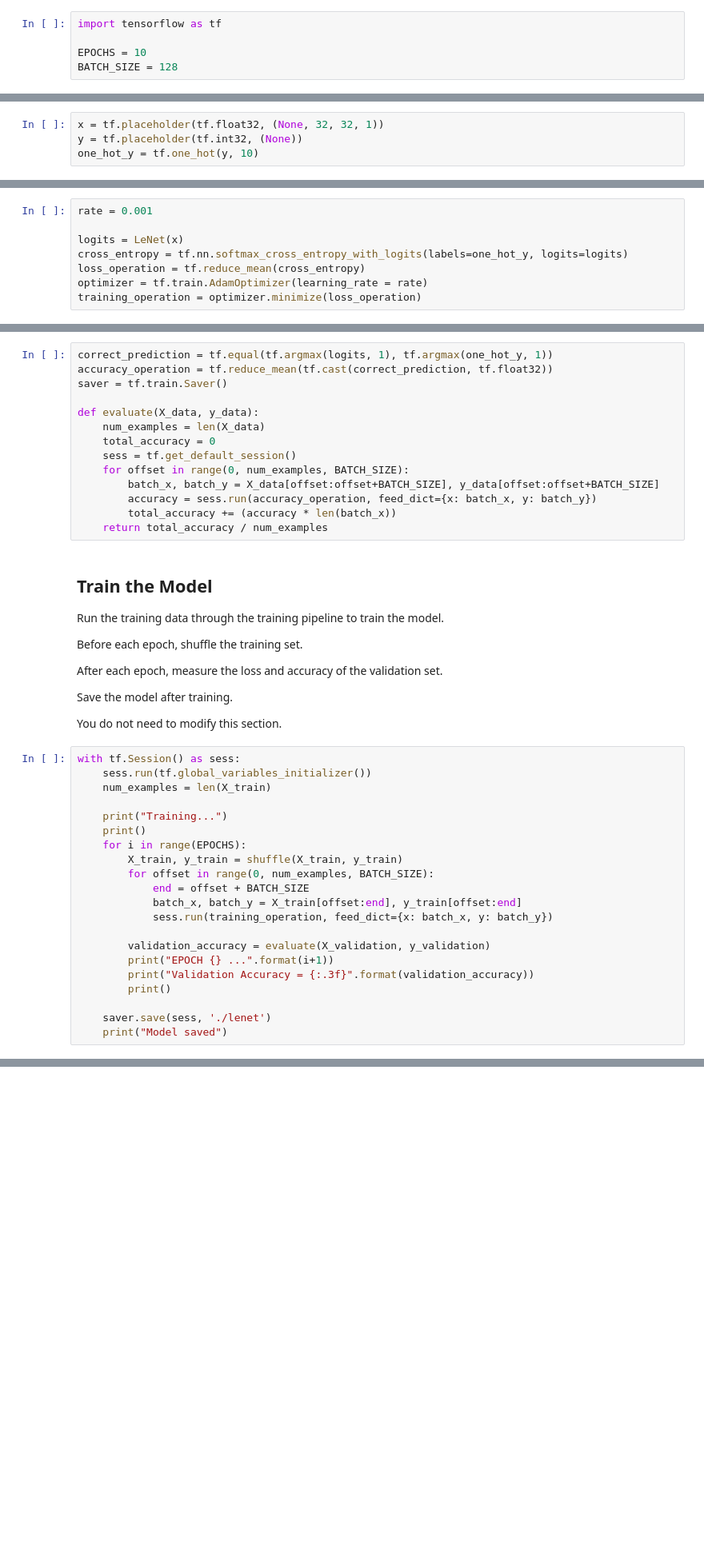
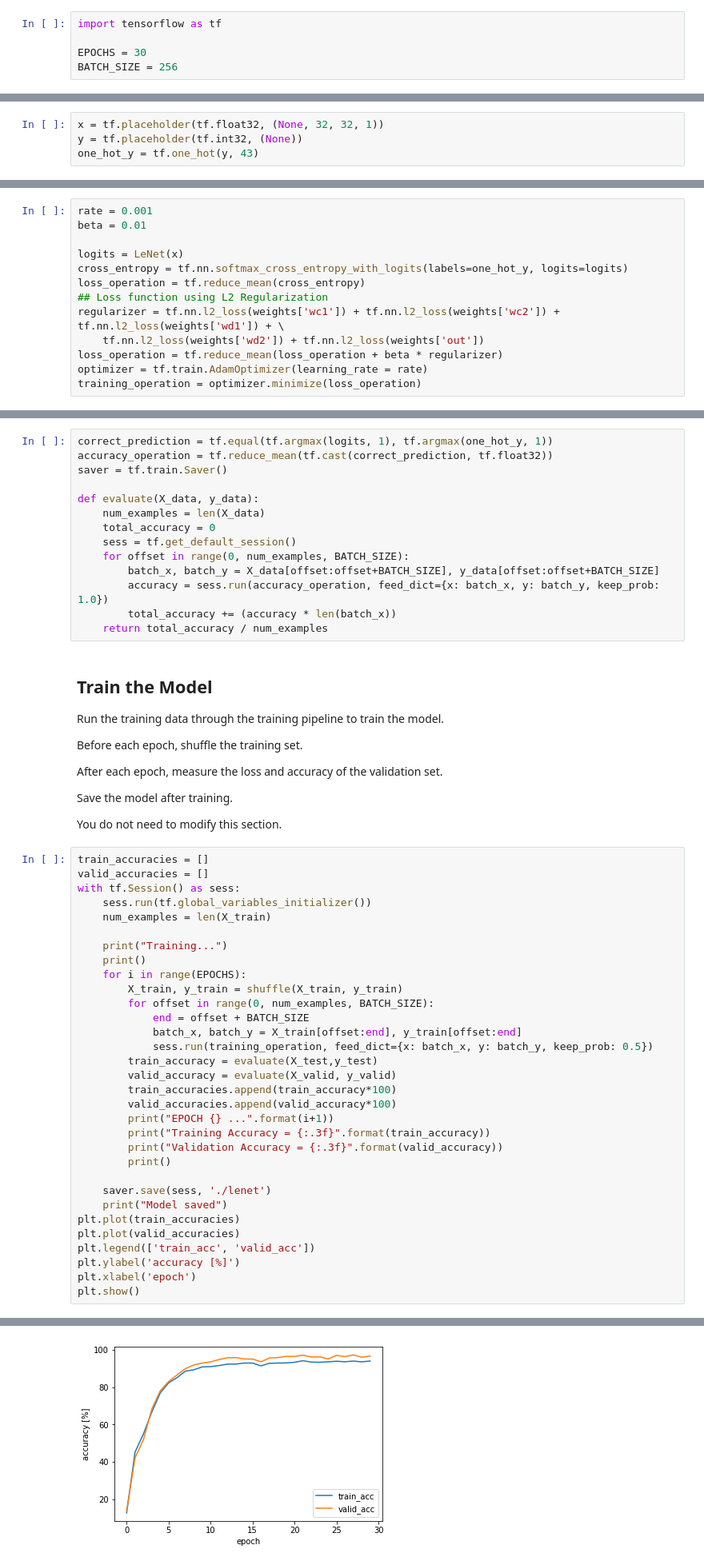
Before and after one commit to rdhelli/CarND-Traffic-Sign-Classifier-Project, a Jupyter notebook: LeNet_P2.ipynb, the cells around one changed output, grey strips where cells are left out. Shown at 80% size. Drawn from its saved outputs; the diff is of its cells as text; blank space fills up the shorter version.

```diff
--- a/LeNet_P2.ipynb
+++ b/LeNet_P2.ipynb
@@ -95,6 +110,6 @@ You do not need to modify this section.
 # %%
 import tensorflow as tf
 
-EPOCHS = 10
-BATCH_SIZE = 128
+EPOCHS = 30
+BATCH_SIZE = 256
 # %% [markdown]
@@ -191,7 +218,7 @@ You do not need to modify this section.
 # %%
 x = tf.placeholder(tf.float32, (None, 32, 32, 1))
 y = tf.placeholder(tf.int32, (None))
-one_hot_y = tf.one_hot(y, 10)
+one_hot_y = tf.one_hot(y, 43)
 # %% [markdown]
 ## Training Pipeline
 Create a training pipeline that uses the model to classify MNIST data.
@@ -199,10 +226,15 @@ Create a training pipeline that uses the model to classify MNIST data.
 You do not need to modify this section.
 # %%
 rate = 0.001
+beta = 0.01
 
 logits = LeNet(x)
 cross_entropy = tf.nn.softmax_cross_entropy_with_logits(labels=one_hot_y, logits=logits)
 loss_operation = tf.reduce_mean(cross_entropy)
+## Loss function using L2 Regularization
+regularizer = tf.nn.l2_loss(weights['wc1']) + tf.nn.l2_loss(weights['wc2']) + tf.nn.l2_loss(weights['wd1']) + \
+    tf.nn.l2_loss(weights['wd2']) + tf.nn.l2_loss(weights['out'])
+loss_operation = tf.reduce_mean(loss_operation + beta * regularizer)
 optimizer = tf.train.AdamOptimizer(learning_rate = rate)
 training_operation = optimizer.minimize(loss_operation)
 # %% [markdown]
@@ -221,7 +253,7 @@ def evaluate(X_data, y_data):
     sess = tf.get_default_session()
     for offset in range(0, num_examples, BATCH_SIZE):
         batch_x, batch_y = X_data[offset:offset+BATCH_SIZE], y_data[offset:offset+BATCH_SIZE]
-        accuracy = sess.run(accuracy_operation, feed_dict={x: batch_x, y: batch_y})
+        accuracy = sess.run(accuracy_operation, feed_dict={x: batch_x, y: batch_y, keep_prob: 1.0})
         total_accuracy += (accuracy * len(batch_x))
     return total_accuracy / num_examples
 # %% [markdown]
@@ -236,6 +268,8 @@ Save the model after training.
 
 You do not need to modify this section.
 # %%
+train_accuracies = []
+valid_accuracies = []
 with tf.Session() as sess:
     sess.run(tf.global_variables_initializer())
     num_examples = len(X_train)
@@ -247,15 +281,24 @@ with tf.Session() as sess:
         for offset in range(0, num_examples, BATCH_SIZE):
             end = offset + BATCH_SIZE
             batch_x, batch_y = X_train[offset:end], y_train[offset:end]
-            sess.run(training_operation, feed_dict={x: batch_x, y: batch_y})
-
-        validation_accuracy = evaluate(X_validation, y_validation)
+            sess.run(training_operation, feed_dict={x: batch_x, y: batch_y, keep_prob: 0.5})
+        train_accuracy = evaluate(X_test,y_test)
+        valid_accuracy = evaluate(X_valid, y_valid)
+        train_accuracies.append(train_accuracy*100)
+        valid_accuracies.append(valid_accuracy*100)
         print("EPOCH {} ...".format(i+1))
-        print("Validation Accuracy = {:.3f}".format(validation_accuracy))
+        print("Training Accuracy = {:.3f}".format(train_accuracy))
+        print("Validation Accuracy = {:.3f}".format(valid_accuracy))
         print()
 
     saver.save(sess, './lenet')
     print("Model saved")
+plt.plot(train_accuracies)
+plt.plot(valid_accuracies)
+plt.legend(['train_acc', 'valid_acc'])
+plt.ylabel('accuracy [%]')
+plt.xlabel('epoch')
+plt.show()
 # %% [output]
 Training...
 
@@ -275,5 +318,6 @@ Validation Accuracy = 0.983
 
 Model saved
+[figure, added]
 # %% [markdown]
 ## Evaluate the Model
 Once you are completely satisfied with your model, evaluate the performance of the model on the test set.
```
Also changed, not shown: parts of 12 cells of this notebook, 6 other files.
